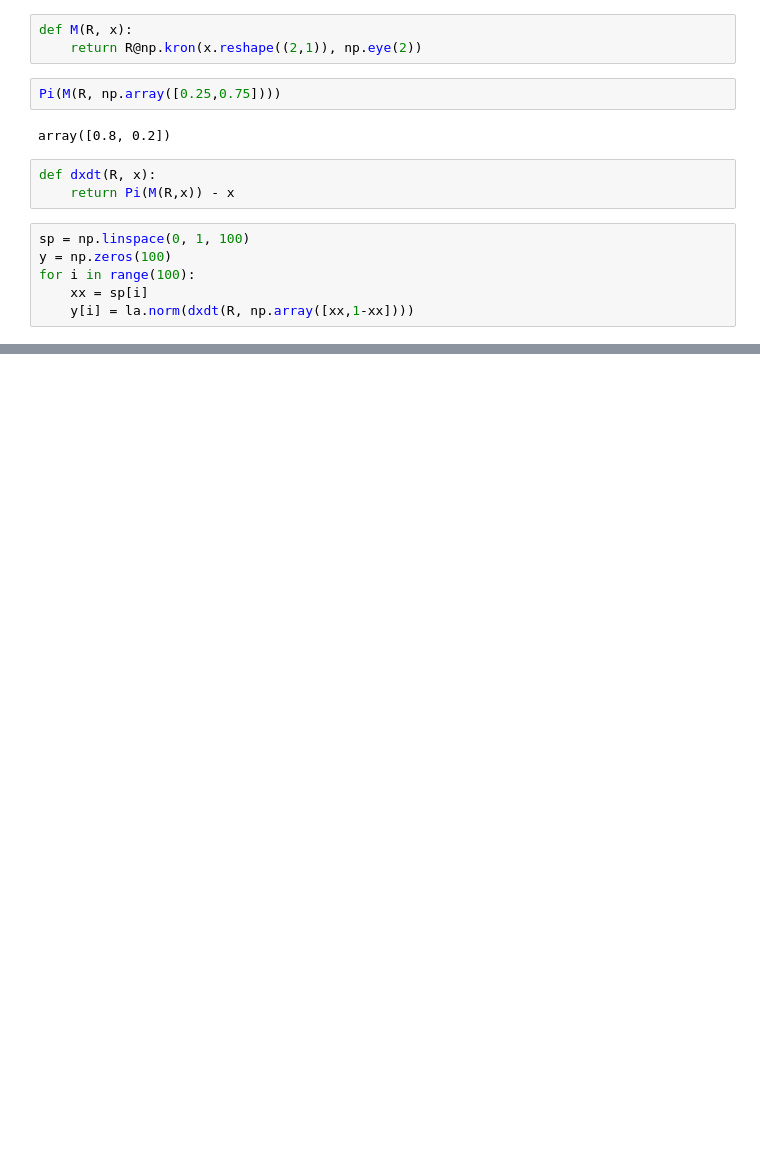
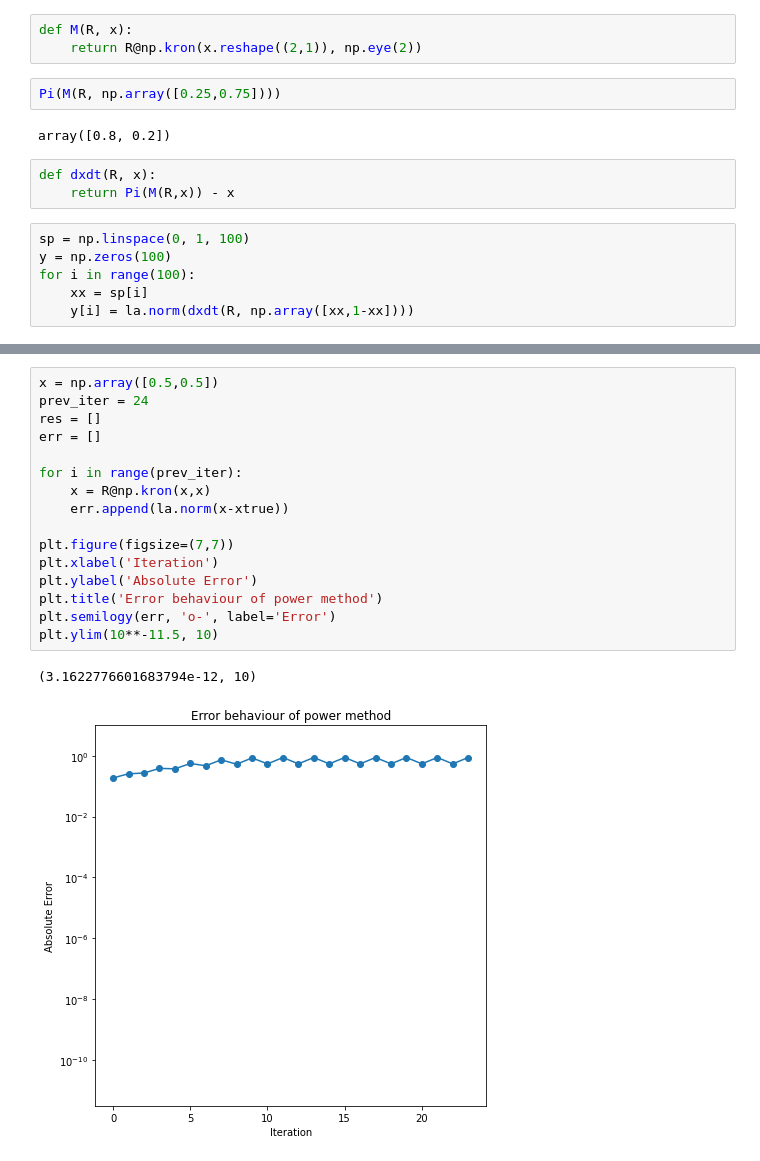
Before and after one commit to nicknytko/cs598-hom, a Jupyter notebook: power_vs_euler.ipynb, the cells around one changed output, grey strips where cells are left out. Saved outputs shown, nothing was run; the diff lists cells and outputs as text; blank space fills up the shorter version.

```diff
--- a/power_vs_euler.ipynb
+++ b/power_vs_euler.ipynb
@@ -91,0 +102,19 @@ plt.semilogy(res)
+# %%
+x = np.array([0.5,0.5])
+prev_iter = 24
+res = []
+err = []
+
+for i in range(prev_iter):
+    x = R@np.kron(x,x)
+    err.append(la.norm(x-xtrue))
+
+plt.figure(figsize=(7,7))
+plt.xlabel('Iteration')
+plt.ylabel('Absolute Error')
+plt.title('Error behaviour of power method')
+plt.semilogy(err, 'o-', label='Error')
+plt.ylim(10**-11.5, 10)
+# %% [output]
+(3.1622776601683794e-12, 10)
+[figure, added]
```
Also changed, not shown: parts of 7 cells of this notebook, 5 other files.
